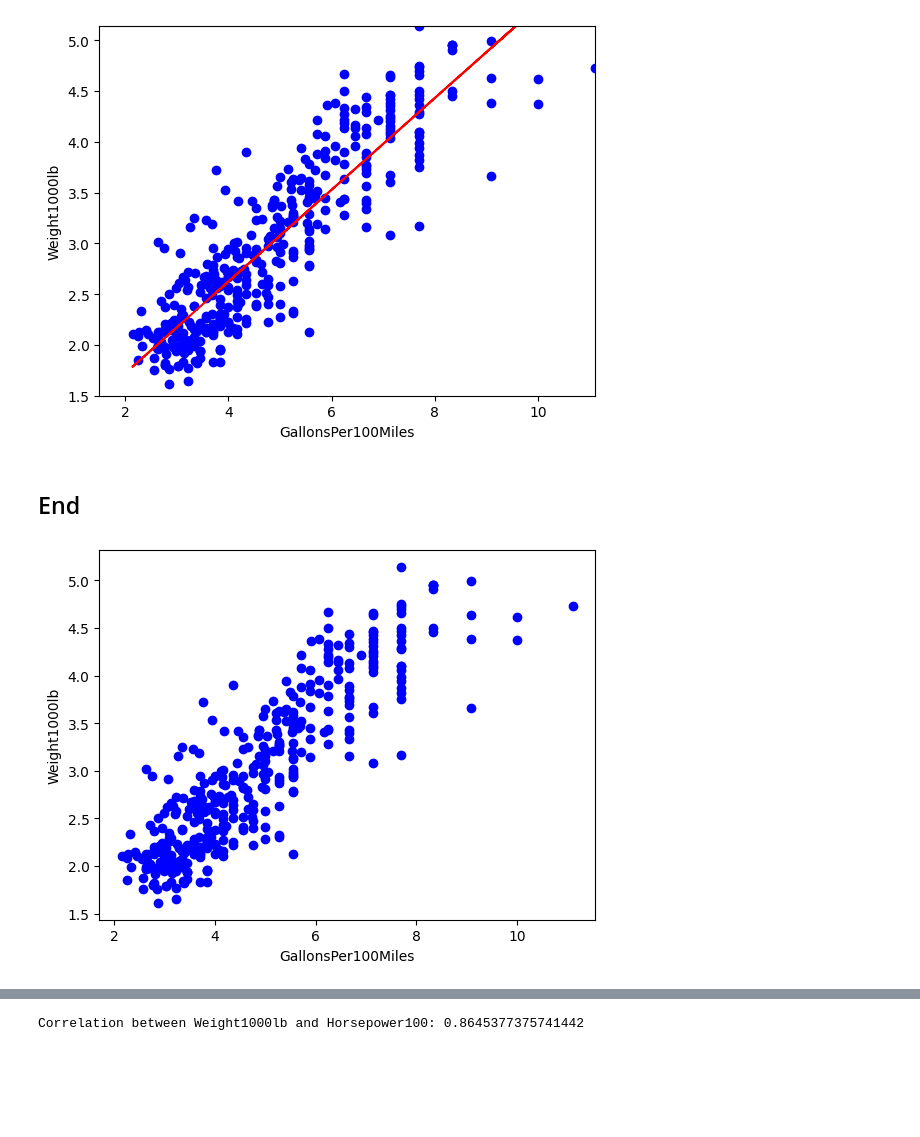
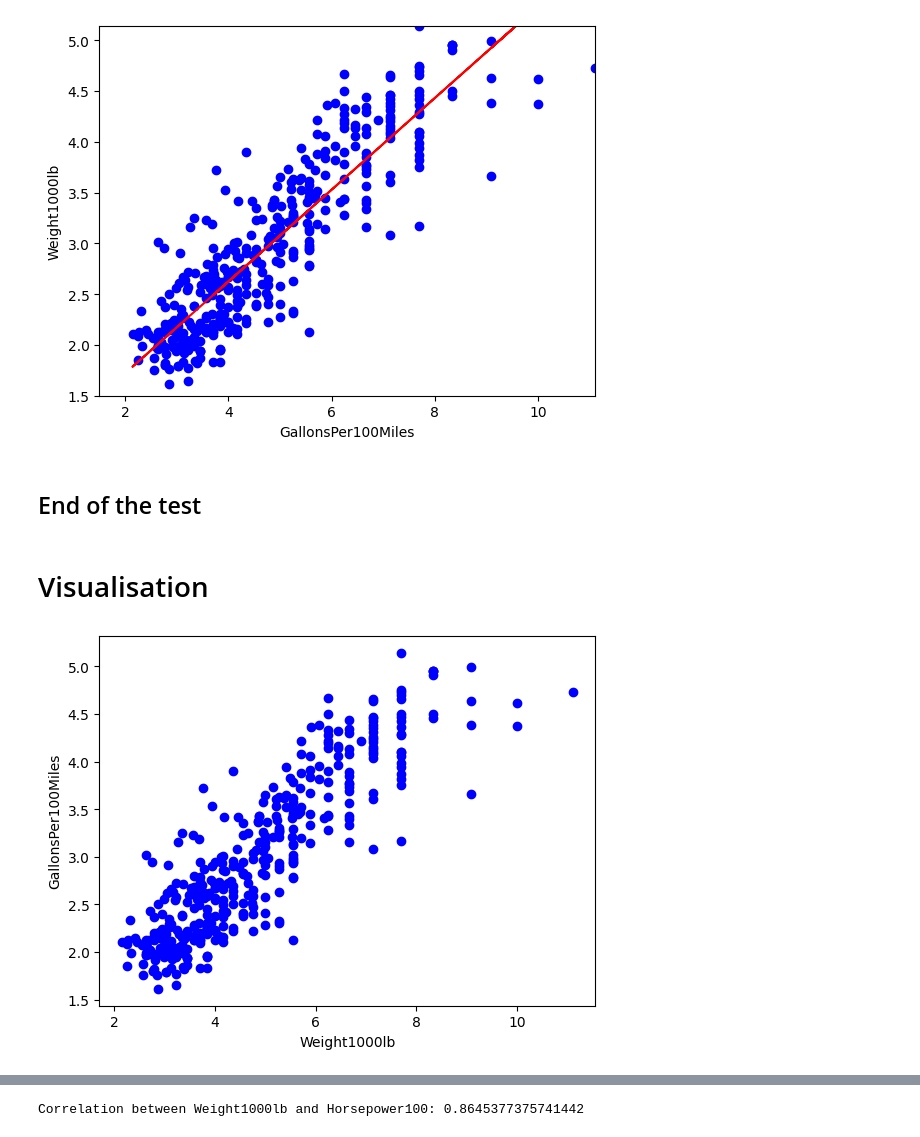
Before and after one commit to gibanator/assignment_3, a Jupyter notebook: linear_regression.ipynb, the cells around one changed output, grey strips where cells are left out. Drawn from its saved outputs; the diff is of its cells as text; code cells hidden in the pictures; blank space fills up the shorter version.

```diff
--- a/linear_regression.ipynb
+++ b/linear_regression.ipynb
@@ -107,11 +109,13 @@ plt.show()
 # %% [output]
 [figure]
 # %% [markdown]
-## End
+## End of the test
+# %% [markdown]
+# Visualisation
 # %%
 plt.scatter(cdf.GallonsPer100Miles, cdf.Weight1000lb, color = 'blue')
-plt.xlabel("GallonsPer100Miles")
-plt.ylabel("Weight1000lb")
+plt.xlabel("Weight1000lb")
+plt.ylabel("GallonsPer100Miles")
 plt.show()
 # %% [output]
-[figure, old version]
+[figure, new version]
```
Also changed, not shown: parts of 14 cells of this notebook.
